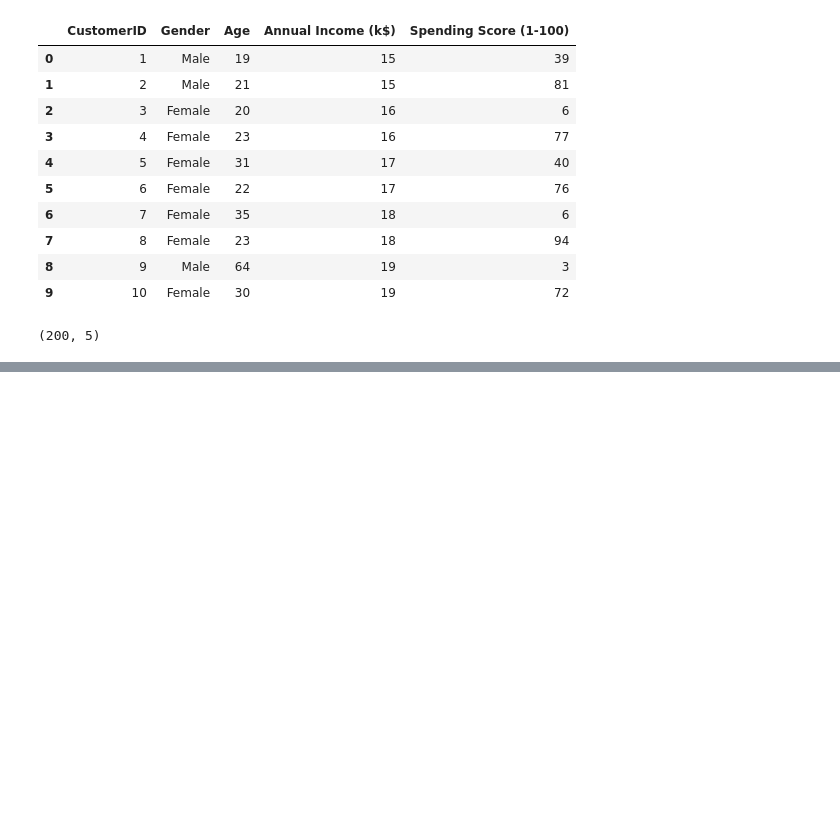
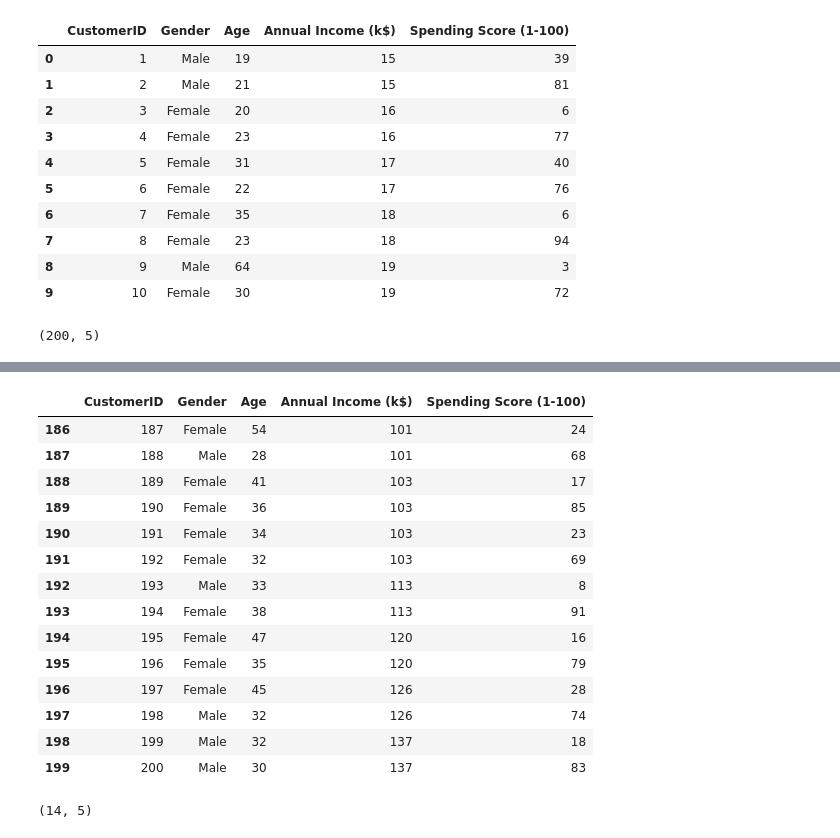
Before and after one commit to genaicodealchemy/python-basics, a Jupyter notebook: pandas_part1.ipynb, the cells around one changed output, grey strips where cells are left out. Drawn from its saved outputs; the diff is of its cells as text; code cells hidden in the pictures; blank space fills up the shorter version.

```diff
--- a/pandas_part1.ipynb
+++ b/pandas_part1.ipynb
@@ -173,0 +191,24 @@ df.shape
+# %%
+# Filter age is greater then 25 and Annual Income
+# use and as -> & and or as -> &
+df[(df['Age'] > 25) & (df['Annual Income (k$)']>100)]
+# %% [output]
+|  | CustomerID | Gender | Age | Annual Income (k$) | Spending Score (1-100) |
+| 186 | 187 | Female | 54 | 101 | 24 |
+| 187 | 188 | Male | 28 | 101 | 68 |
+| 188 | 189 | Female | 41 | 103 | 17 |
+| 189 | 190 | Female | 36 | 103 | 85 |
+| 190 | 191 | Female | 34 | 103 | 23 |
+| 191 | 192 | Female | 32 | 103 | 69 |
+| 192 | 193 | Male | 33 | 113 | 8 |
+| 193 | 194 | Female | 38 | 113 | 91 |
+| 194 | 195 | Female | 47 | 120 | 16 |
+| 195 | 196 | Female | 35 | 120 | 79 |
+| 196 | 197 | Female | 45 | 126 | 28 |
+| 197 | 198 | Male | 32 | 126 | 74 |
+| 198 | 199 | Male | 32 | 137 | 18 |
+| 199 | 200 | Male | 30 | 137 | 83 |
+# %%
+df[(df['Age'] > 25) & (df['Annual Income (k$)']>100)].shape
+# %% [output]
+(14, 5)
```
Also changed, not shown: parts of 6 cells of this notebook.
